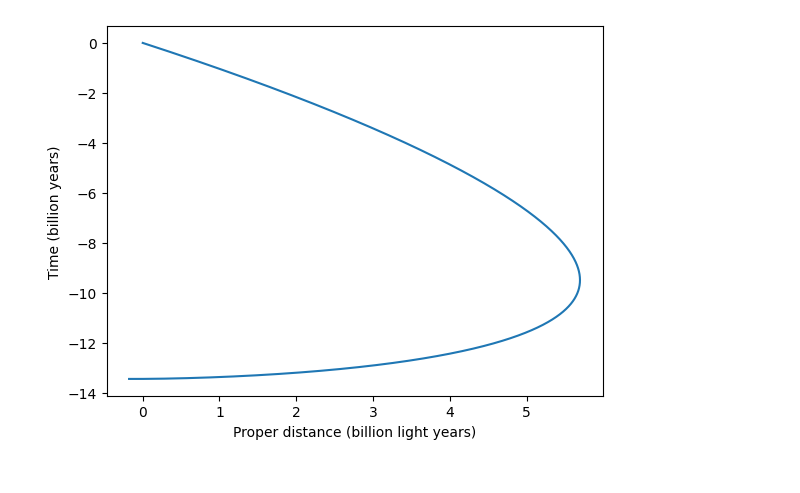
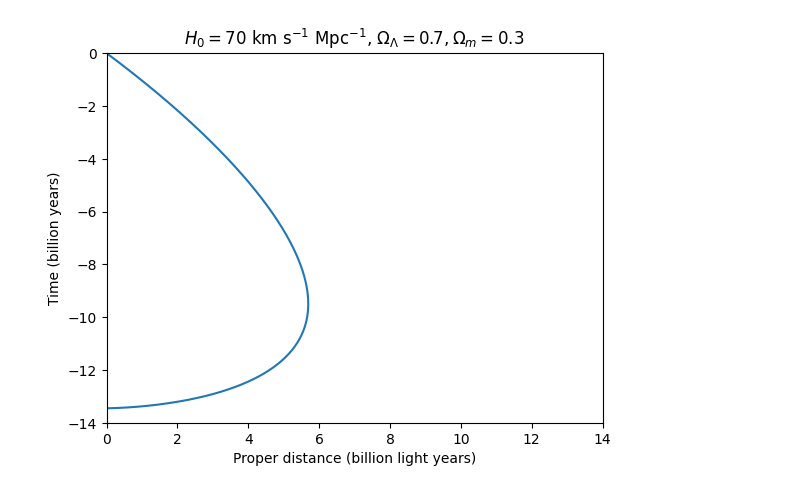
Before and after one commit to mikehelland/hubbles-law, a Jupyter notebook: other/python/cosmodistance_simple.ipynb, the cells around one changed output. Cells and saved outputs as stored; diff of their text form; code cells hidden in the pictures.

```diff
--- a/other/python/cosmodistance_simple.ipynb
+++ b/other/python/cosmodistance_simple.ipynb
@@ -23,16 +23,19 @@ while x >= 0:
 # %%
 import matplotlib.pyplot as plt
 
+plt.axis([0, 14, -14, 0])
 #plt.style.use("dark_background")
 
 plt.plot([row[1]/1000 for row in data], [row[0]/1000 for row in data])
 #color = "yellow"
+
+plt.title("$H_0 = " + str(H0km) + "$ km s$^{-1}$ Mpc$^{-1}$, $\Omega_\Lambda =" + str(ΩΛ) + ", \Omega_m = " + str(Ωm) + "$")
 
 plt.xlabel("Proper distance (billion light years)")
 plt.ylabel("Time (billion years)")
 #plt.legend()
 
 plt.savefig('photon_simple.png',  bbox_inches='tight')
 plt.show()
 # %% [output]
-[figure, old version]
+[figure, new version]
```
Also changed, not shown: 34 other files.
